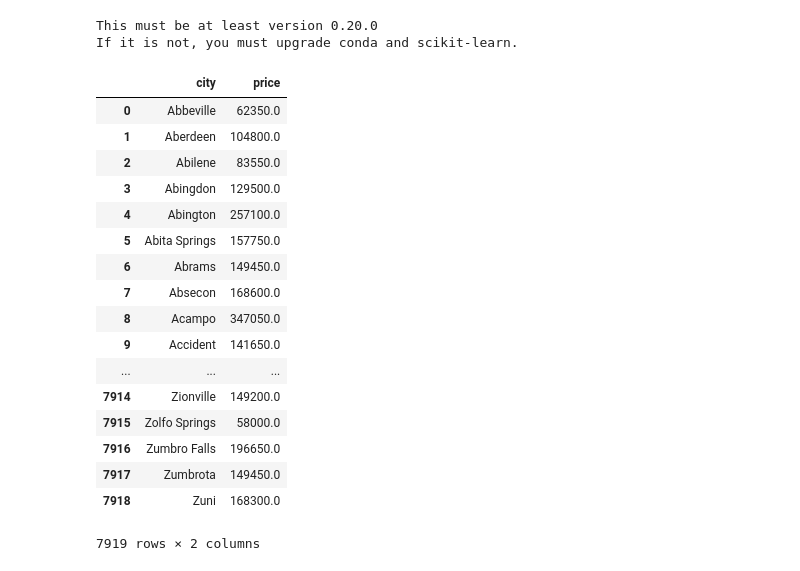
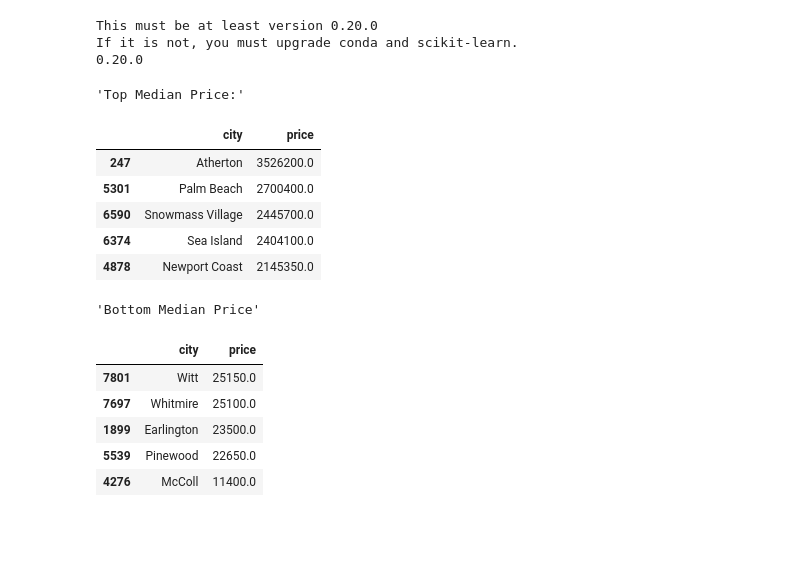
Before and after one commit to oxenfree/Big-Data-Anlysis-Course-Work-, a Jupyter notebook: week_4/Lab2_Olivieri.ipynb, the cells around one changed output. Cells and saved outputs as stored; diff of their text form; code cells hidden in the pictures; blank space fills up the shorter version.

```diff
--- a/week_4/Lab2_Olivieri.ipynb
+++ b/week_4/Lab2_Olivieri.ipynb
@@ -1,45 +1,63 @@
 # %%
+# import sys
+# !conda install --yes --prefix {sys.prefix} fbprophet
+# !conda install --yes basemap
+# !conda install --yes -c conda-forge basemap
+# !conda install --yes -c conda-forge basemap-data-hires
+import os
+import conda
+
+conda_file_dir = conda.__file__
+conda_dir = conda_file_dir.split('lib')[0]
+proj_lib = os.path.join(os.path.join(conda_dir, 'share'), 'proj')
+os.environ["PROJ_LIB"] = proj_lib
+
+from mpl_toolkits.basemap import Basemap
+import fbprophet
+from fbprophet import Prophet
 import pandas as pd
 import matplotlib.pyplot as plt
 import seaborn as sns
 import sklearn
+import numpy as np
+import matplotlib.patches as mpatches
 print('This must be at least version 0.20.0')
 print('If it is not, you must upgrade conda and scikit-learn.')
-sklearn.__version__
+print(sklearn.__version__)
 import warnings
 warnings.filterwarnings('ignore')
+import googlemaps
+from datetime import datetime
+gmaps = googlemaps.Client(key='gotta get one from google')
 from IPython.display import display
 from jupyterthemes import jtplot
-from matplotlib.pylab import rcParams
-rcParams['figure.figsize'] = 15, 6
 jtplot.style()
 # %% [output]
 This must be at least version 0.20.0
 If it is not, you must upgrade conda and scikit-learn.
+0.20.0
 # %%
 zip_re = pd.read_csv('data/Zip_Zhvi_SingleFamilyResidence.csv', engine='python')
 # %%
 numerics = zip_re.loc[:,'1996-04':'2018-09']
 city_num = numerics
 city_num = city_num.assign(city=zip_re.City)
 groups = pd.melt(city_num, id_vars='city', var_name='month', value_name='price').groupby('city', as_index=False).agg({"price": "median"})
-groups
+groups = groups.sort_values(by='price', ascending=False)
+display('Top Median Price:', groups.head())
+display('Bottom Median Price', groups.tail())
 # %% [output]
+'Top Median Price:'
 |  | city | price |
-| 0 | Abbeville | 62350.0 |
-| 1 | Aberdeen | 104800.0 |
-| 2 | Abilene | 83550.0 |
-| 3 | Abingdon | 129500.0 |
-| 4 | Abington | 257100.0 |
-| 5 | Abita Springs | 157750.0 |
-| 6 | Abrams | 149450.0 |
-| 7 | Absecon | 168600.0 |
-| 8 | Acampo | 347050.0 |
-| 9 | Accident | 141650.0 |
-| ... | ... | ... |
-| 7914 | Zionville | 149200.0 |
-| 7915 | Zolfo Springs | 58000.0 |
-| 7916 | Zumbro Falls | 196650.0 |
-| 7917 | Zumbrota | 149450.0 |
-| 7918 | Zuni | 168300.0 |
+| 247 | Atherton | 3526200.0 |
+| 5301 | Palm Beach | 2700400.0 |
+| 6590 | Snowmass Village | 2445700.0 |
+| 6374 | Sea Island | 2404100.0 |
+| 4878 | Newport Coast | 2145350.0 |
-7919 rows × 2 columns
+'Bottom Median Price'
+|  | city | price |
+| 7801 | Witt | 25150.0 |
+| 7697 | Whitmire | 25100.0 |
+| 1899 | Earlington | 23500.0 |
+| 5539 | Pinewood | 22650.0 |
+| 4276 | McColl | 11400.0 |
```
Also changed, not shown: parts of 32 cells of this notebook.
